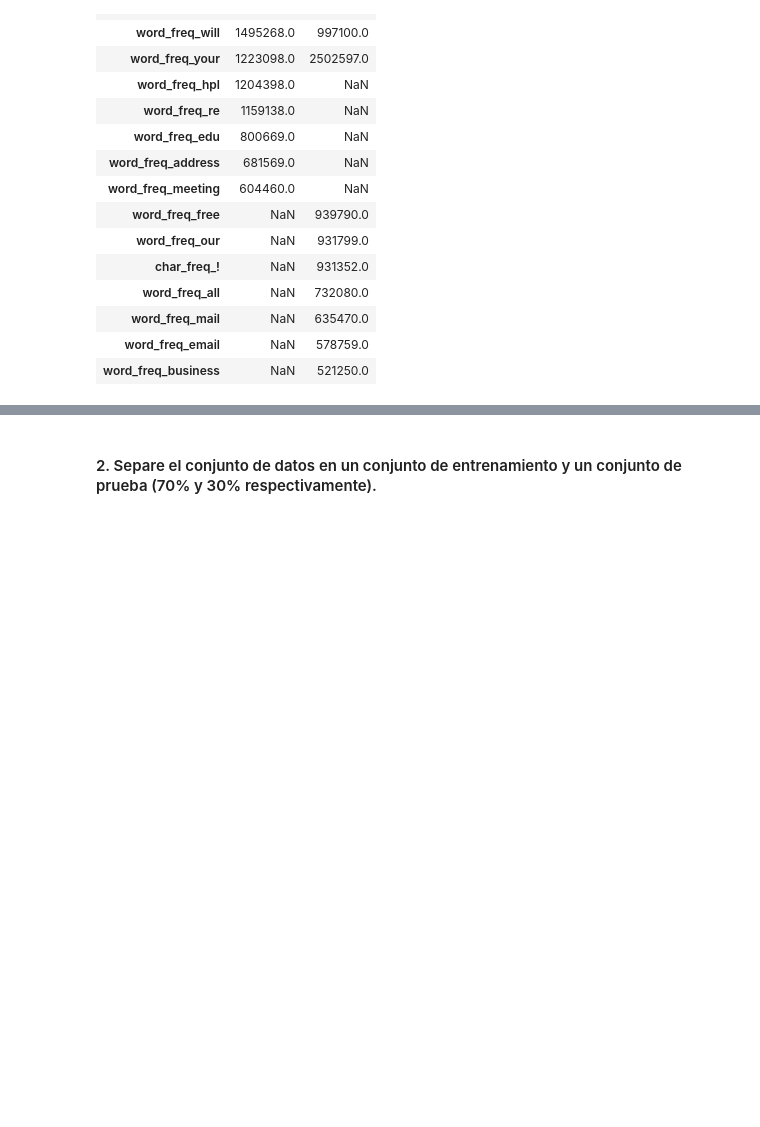
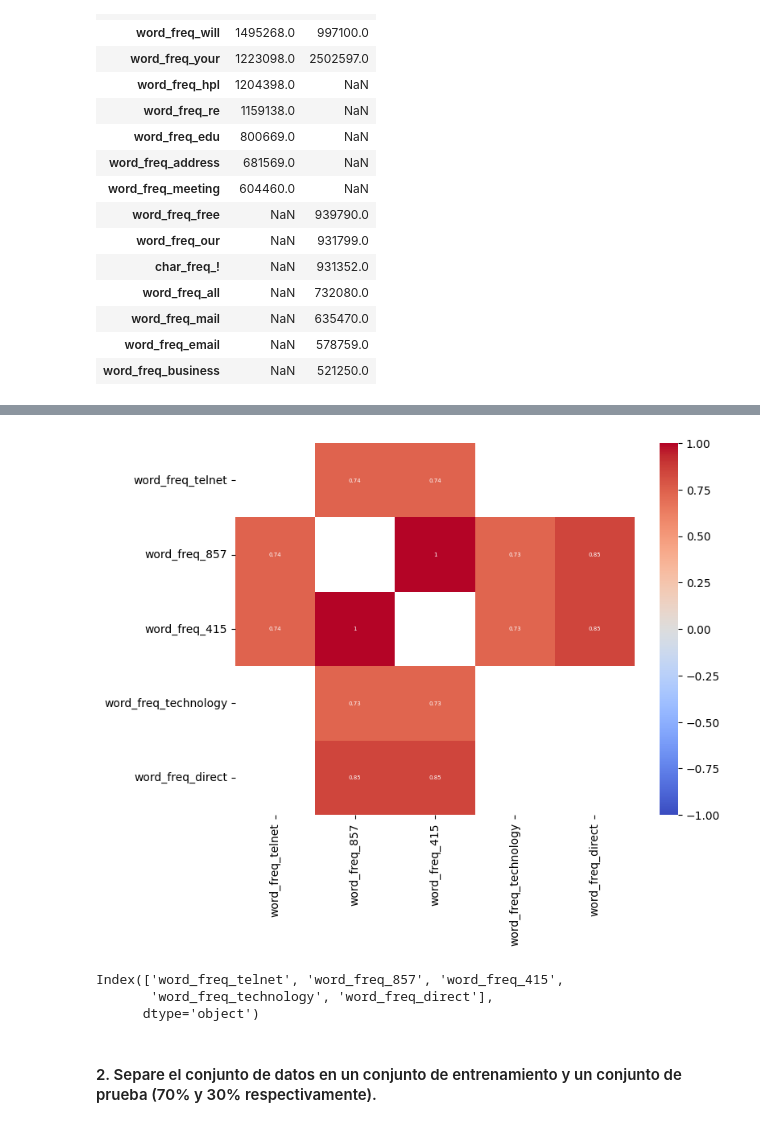
Before and after one commit to FIUBA-CEIA-18Co2024/IIA-TP3, a Jupyter notebook: IIA TP3 Detector SPAM.ipynb, the cells around one changed output, grey strips where cells are left out. Saved outputs shown, nothing was run; the diff lists cells and outputs as text; code cells hidden in the pictures; blank space fills up the shorter version.

```diff
--- a/IIA TP3 Detector SPAM.ipynb
+++ b/IIA TP3 Detector SPAM.ipynb
@@ -157,3 +164,25 @@ Comparación entre palabras mas usadas
+# %%
+# Define the correlation threshold
+threshold = 0.7
+
+# Compute the correlation matrix
+corr_matrix = dataset.corr()
+filtered_corr = corr_matrix.where(np.abs(corr_matrix) > threshold)
+# Drop rows and columns that are all NaN (below threshold)
+np.fill_diagonal(filtered_corr.values, np.nan)
+filtered_corr = filtered_corr.dropna(how='all').dropna(axis=1, how='all')
+# Create a heatmap using seaborn
+plt.figure(figsize=(8, 6))
+sns.heatmap(filtered_corr, annot=True, cmap='coolwarm', vmin=-1, vmax=1, annot_kws={"size": 5}, mask=filtered_corr.isnull())
+
+# Show the plot
+plt.show()
+print(filtered_corr.index)
+# %% [output]
+[figure, added]
+Index(['word_freq_telnet', 'word_freq_857', 'word_freq_415',
+       'word_freq_technology', 'word_freq_direct'],
+      dtype='object')
 # %% [markdown]
 #### 2. Separe el conjunto de datos en un conjunto de entrenamiento y un conjunto de prueba (70% y 30% respectivamente).
 # %%
```
Also changed, not shown: parts of 6 cells of this notebook.
